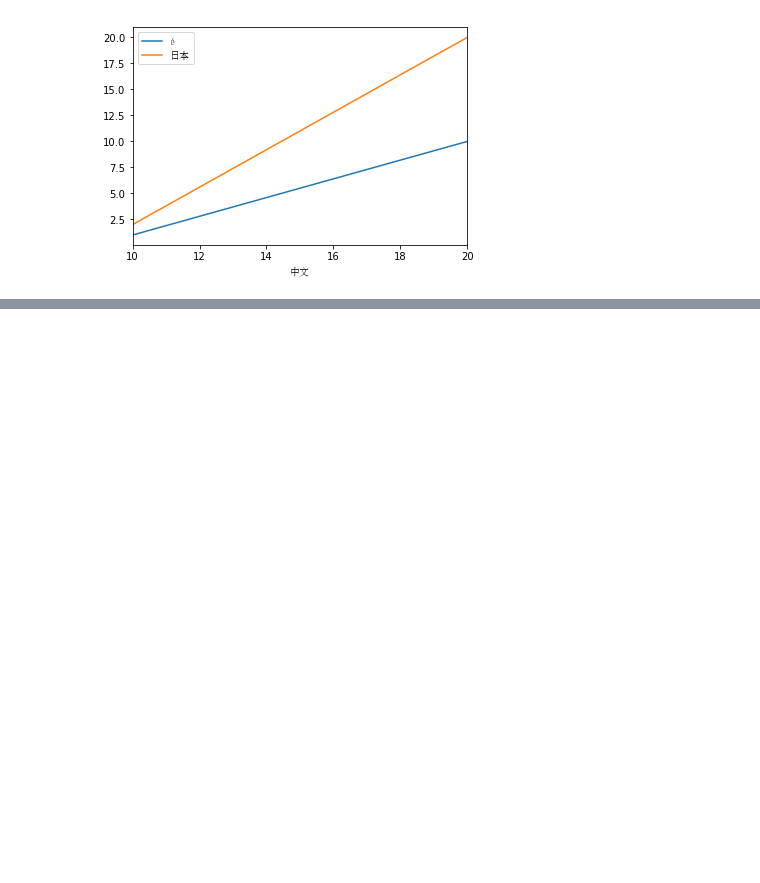
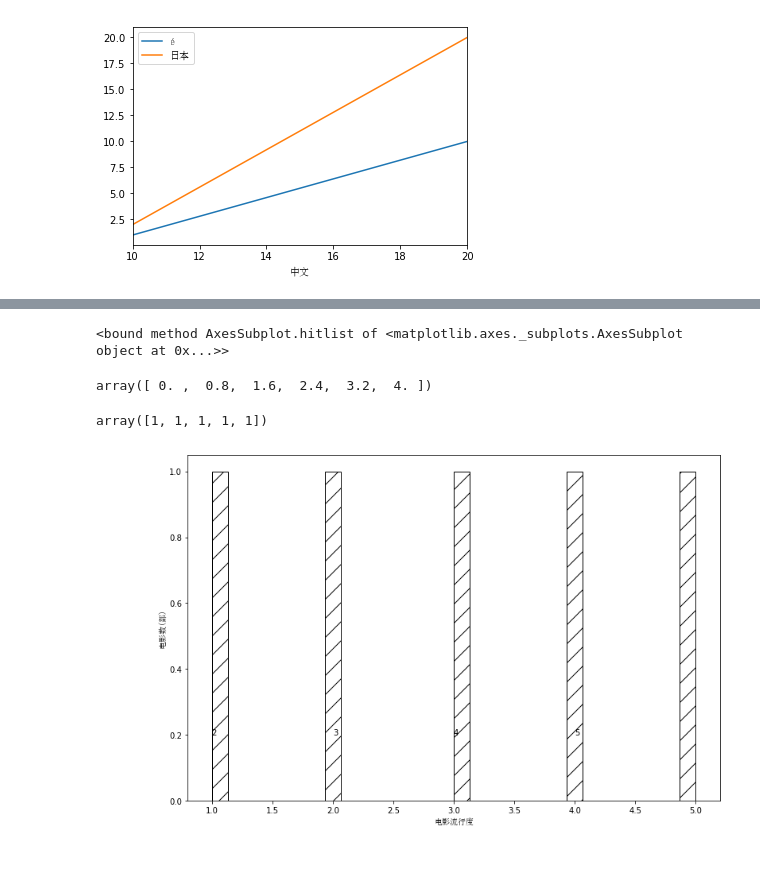
Before and after one commit to WoodExplorer/dissertation__recommendation_system__experiment, a Jupyter notebook: How to draw Chinese legend and Chinese axis title and many other things?.ipynb, the cells around one changed output, grey strips where cells are left out. Cells and saved outputs as stored; diff of their text form; code cells hidden in the pictures; blank space fills up the shorter version.

```diff
--- a/How to draw Chinese legend and Chinese axis title?.ipynb
+++ b/How to draw Chinese legend and Chinese axis title and many other things?.ipynb
@@ -167,0 +189,56 @@ plt.show()
+# %%
+ax.hitlist
+# %% [output]
+<bound method AxesSubplot.hitlist of <matplotlib.axes._subplots.AxesSubplot object at 0x...>>
+# %%
+hist, bins = np.histogram(range(5), bins = 5)
+# %%
+bins
+# %% [output]
+array([ 0. ,  0.8,  1.6,  2.4,  3.2,  4. ])
+# %%
+hist
+# %% [output]
+array([1, 1, 1, 1, 1])
+# %%
+"""Take away:
+
+hist optional parameters: hatch, color and edgecolor
+"""
+
+font = font_manager.FontProperties(fname='/home/wsyj/Downloads/simsun.ttc')
+
+#freq_list = [x[1] for x in movie_freq]
+freq_list = [1, 2, 3, 4, 5]
+df = pd.DataFrame(data=freq_list)
+
+ax, = df.hist(bins=30, hatch='/', color='white', edgecolor='black')
+ax = ax[0]
+#legend = ax.legend()
+#font = font_manager.FontProperties(fname='/home/wsyj/Downloads/simsun.ttc')
+#
+#for text in legend.texts:
+#    text.set_font_properties(font)
+#
+
+for i, label in enumerate(range(5)):
+    score = freq_list[i]
+    ax.annotate(str(score), (i, 0 + 0.2))
+
+
+
+# Turns off grid on the left Axis.
+ax.grid(False)
+
+ax.set_title('')
+#ax.set_xlim([0, 1500])
+plt.xlabel(u'电影流行度', fontproperties=font)
+plt.ylabel(u'电影数(部)', fontproperties=font)
+
+
+
+fig = plt.gcf()
+fig.set_size_inches(12, 8, forward=True)
+plt.show()
+# %% [output]
+[figure, added]
```
Also changed, not shown: parts of 3 cells of this notebook, 3 other files.
